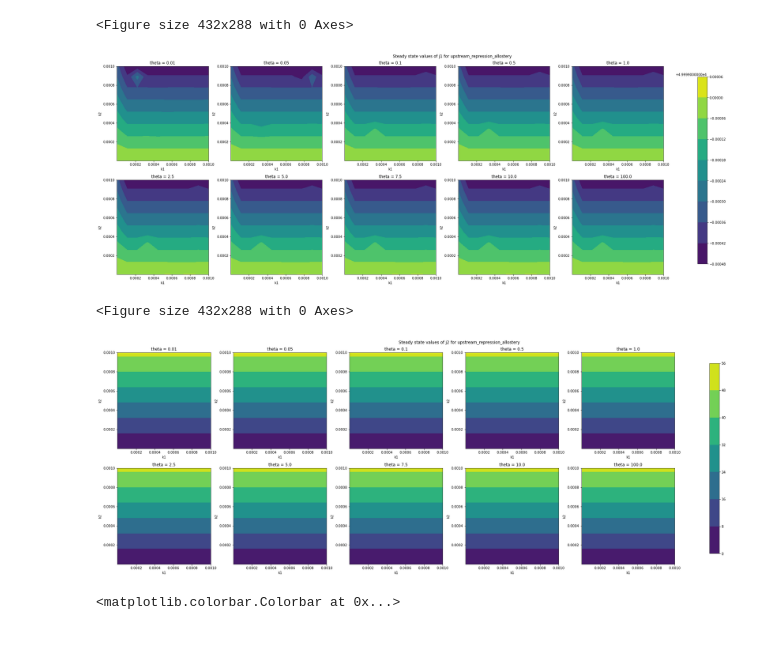
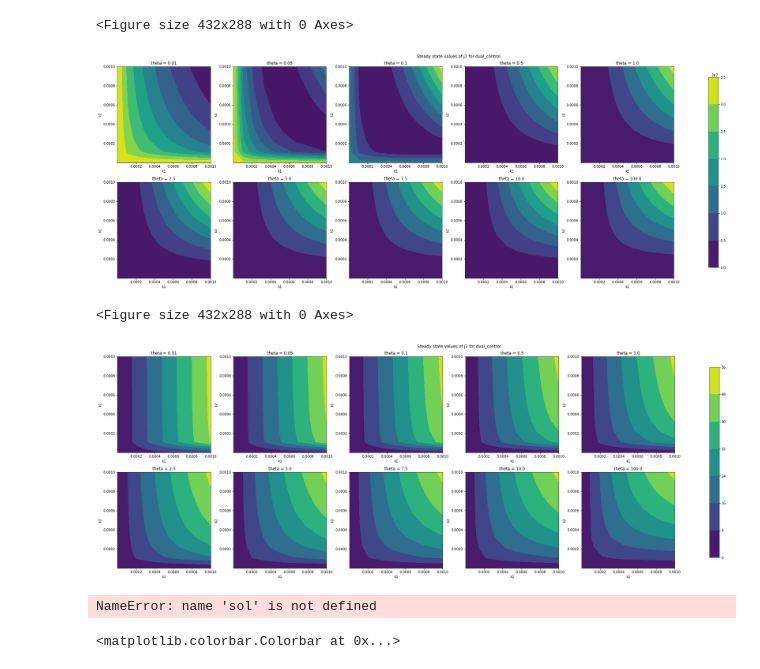
Before and after one commit to cjmerzbacher/msc-thesis, a Jupyter notebook: toy_model_plots/toy_model_sundials.ipynb, the cells around one changed output. Saved outputs shown, nothing was run; the diff lists cells and outputs as text; code cells hidden in the pictures; blank space fills up the shorter version.

Commit message:
solver tests and gradient printing

```diff
--- a/toy_model_plots/toy_model_sundials.ipynb
+++ b/toy_model_plots/toy_model_sundials.ipynb
@@ -81,24 +81,22 @@ num_points = 10
 thetas = [0.01, 0.05, 0.1, 0.5, 1, 2.5, 5, 7.5, 10, 100]
 ks = np.linspace(1E-7, 0.001, num_points)
 # %%
-#Single parameter point solution
-# t = np.linspace(1,5e4,200)
-# y0 = np.array([2290., 0., 0., 0., 0., 0.])  # initial condition
-# def dual_control(t, y, ydot):
-#     """ we create rhs equations for the problem"""
-#     ydot[0] = Vin - lam*y[0] - e0*nonlinearity(y[0], kc, km) - lam*y[1]
-#     ydot[1] = y[2]*nonlinearity(y[0], kc, km) - y[3]*nonlinearity(y[1], kc, km) - lam*y[1]
-#     ydot[2] = repression(y[1], k1, theta1, n1) - lam*y[2]
-#     ydot[3] = activation(y[1], k2, theta2, n2) - lam*y[3]
-#     ydot[4] = (Vin -  y[3]*nonlinearity(y[1], kc, km))**2
-#     ydot[5] = repression(y[1], k1, theta1, n1) + activation(y[1], k2, theta2, n2)
+t = np.linspace(0, 5E4, 100)
+y0 = np.array([2290., 0., 0., 0., 0., 0.])
+n1 = 2
+n2 = 2
+theta1 = 1
+theta2 = theta1
+k1 = 1E-7
+k2 = 1E-7
 
-# solution = ode('cvode', dual_control, old_api=False).solve(t, y0)
-# #plt.plot(solution.values.t, solution.values.y[:,0], label='X0')
-# #plt.plot(solution.values.t, solution.values.y[:,1], label='X1')
-# #plt.plot(solution.values.t, solution.values.y[:,2], label='E1')
-# #plt.plot(solution.values.t, solution.values.y[:,3], label='E2')
-# plt.plot(solution.values.t, solution.values.y[:, 4], label='J1')
-# plt.plot(solution.values.t, solution.values.y[:, 5], label='J2')
-# plt.legend()
-# plt.show()
+solution = ode('cvode', dual_control, old_api=False).solve(t, y0)
+
+#plt.plot(solution.values.t, solution.values.y[:,0], label='X0')
+plt.plot(solution.values.t, solution.values.y[:,1], label='X1')
+plt.plot(solution.values.t, solution.values.y[:,2], label='E1')
+plt.plot(solution.values.t, solution.values.y[:,3], label='E2')
+#plt.plot(solution.values.t, solution.values.y[:, 4], label='J1')
+#plt.plot(solution.values.t, solution.values.y[:, 5], label='J2')
+plt.legend()
+plt.show()
@@ -105,5 +105,5 @@ ks = np.linspace(1E-7, 0.001, num_points)
 # %%
-circuit_type = upstream_repression_allostery
+circuit_type = dual_control
 circuit_name = str(circuit_type).split(' ')[1]
 
 ss_data = pd.DataFrame(columns=labels)
@@ -145,36 +145,40 @@ cbar = fig.colorbar(p, ax=axs.ravel().tolist(), shrink=0.9)
 plt.savefig(endpoint+'_'+circuit_name+'.png')
 plt.show()
 
 endpoint='j2'
 fig = plt.figure()
 fig, axs = plt.subplots(2, 5, figsize=(30, 10))
 
 i=0; j=0
 for theta in thetas_plot:
     data = ss_data.loc[ss_data.theta == theta]
     X = data.k1.unique()
     Y = data.k2.unique()
     Z = np.array(data[endpoint]).reshape((len(X), len(Y)))
 
     p= axs[i, j].contourf(X, Y, Z)
     axs[i, j].set_title(f'theta = {theta}')
     axs[i, j].set_xlabel('k1')
     axs[i, j].set_ylabel('k2')
     if j != 4:
         j+=1
     else:
         j=0
         i+=1
 fig.suptitle(f'Steady state values of {endpoint} for {circuit_name}')
 fig.tight_layout()
 cbar = fig.colorbar(p, ax=axs.ravel().tolist(), shrink=0.9)
 plt.savefig(endpoint+'_'+circuit_name+'.png')
 plt.show()
 # %% [output]
 <Figure size 432x288 with 0 Axes>
-[figure, old version]
+[figure, new version]
 <Figure size 432x288 with 0 Axes>
-[figure, old version]
+[figure, new version]
+# %%
+sol
+# %% [output]
+NameError: name 'sol' is not defined
 # %%
 data = ss_data.loc[ss_data.theta == 1]
 X = data.k1.unique()
```
Also changed, not shown: parts of 1 cell of this notebook, 23 other files.
